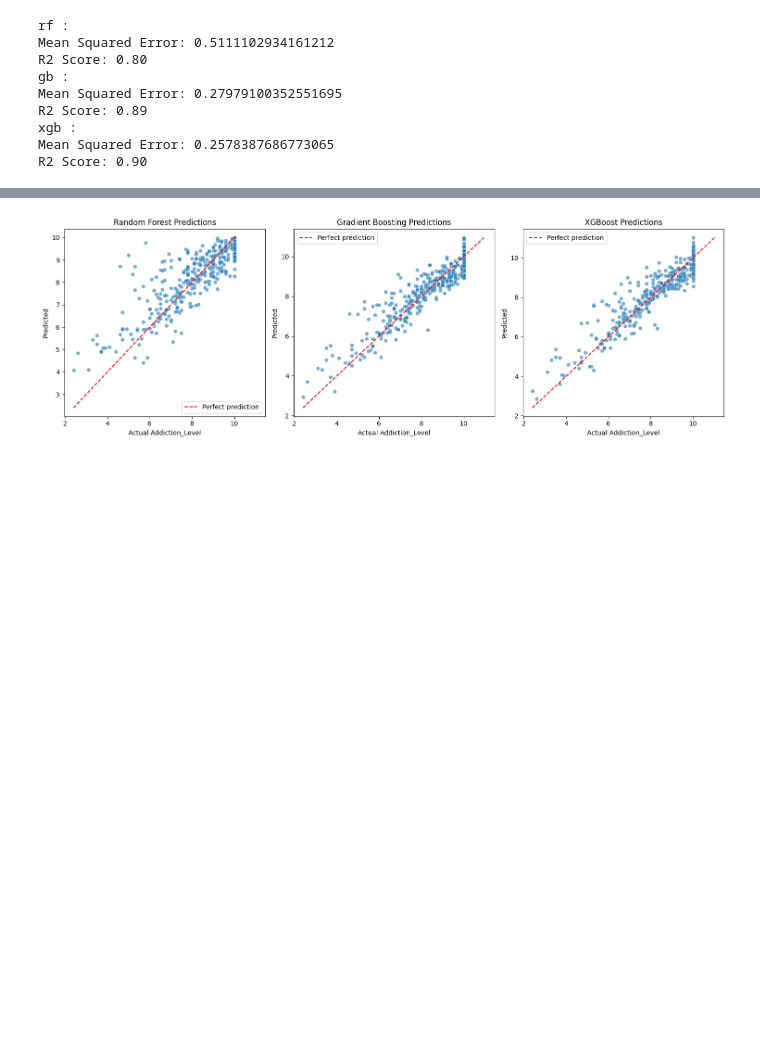
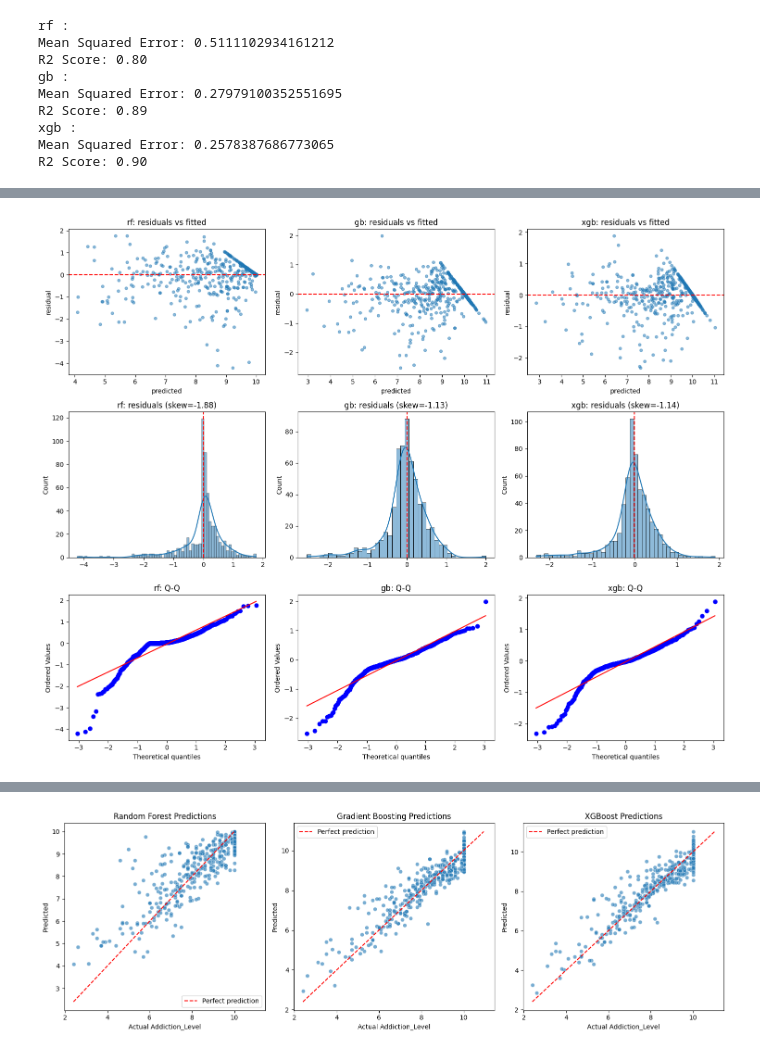
Before and after one commit to Superkai017/Smartphone-Addiction-Warning-System-Rebuild-, a Jupyter notebook: notebook/modelling.ipynb, the cells around one changed output, grey strips where cells are left out. Drawn from its saved outputs; the diff is of its cells as text; code cells hidden in the pictures; blank space fills up the shorter version.

```diff
--- a/notebook/modelling.ipynb
+++ b/notebook/modelling.ipynb
@@ -276,0 +493,14 @@ R2 Score: 0.90
+# %%
+fig, ax = plt.subplots(3, 3, figsize=(15, 12))
+for j, (k, m) in enumerate(ensemble_models.items()):
+    pred = m.predict(X_new_test)
+    r = np.asarray(Y_test) - pred
+    ax[0, j].scatter(pred, r, alpha=.5, s=18); ax[0, j].axhline(0, color='r', ls='--')
+    ax[0, j].set_title(f'{k}: residuals vs fitted')
+    ax[0, j].set_xlabel('predicted'); ax[0, j].set_ylabel('residual')
+    sns.histplot(r, kde=True, ax=ax[1, j]); ax[1, j].axvline(0, color='r', ls='--')
+    ax[1, j].set_title(f'{k}: residuals (skew={st.skew(r):.2f})')
+    st.probplot(r, dist='norm', plot=ax[2, j]); ax[2, j].set_title(f'{k}: Q-Q')
+plt.tight_layout(); plt.show()
+# %% [output]
+[figure, added]
```
Also changed, not shown: parts of 14 cells of this notebook, 2 other files.
